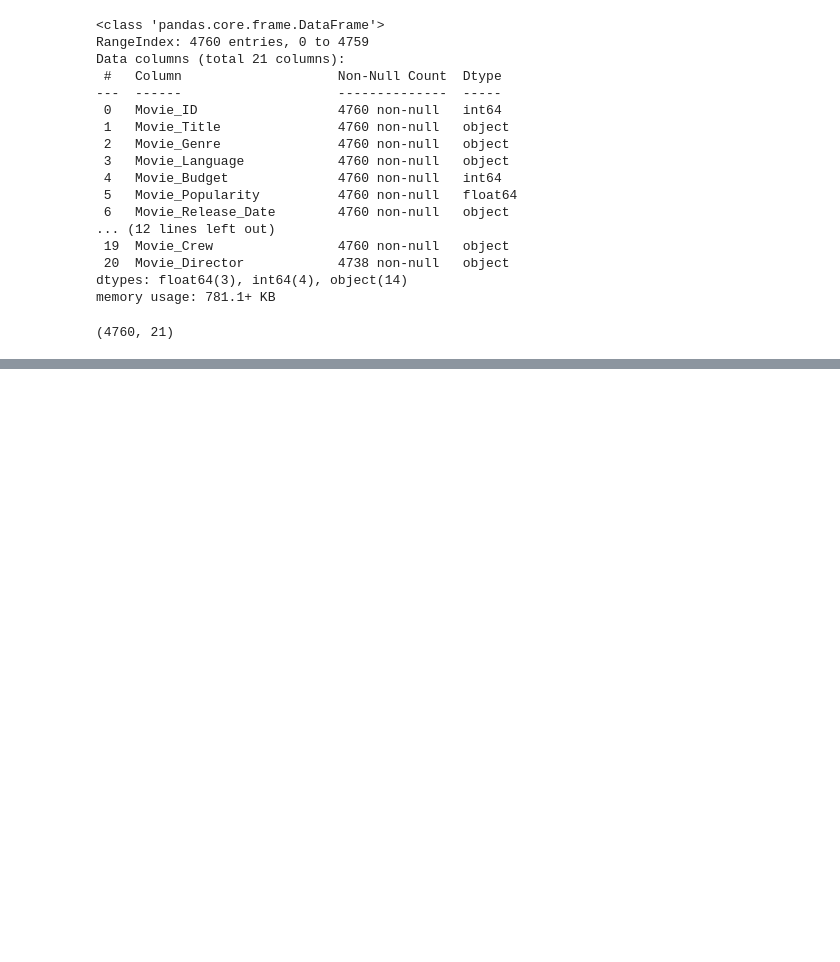
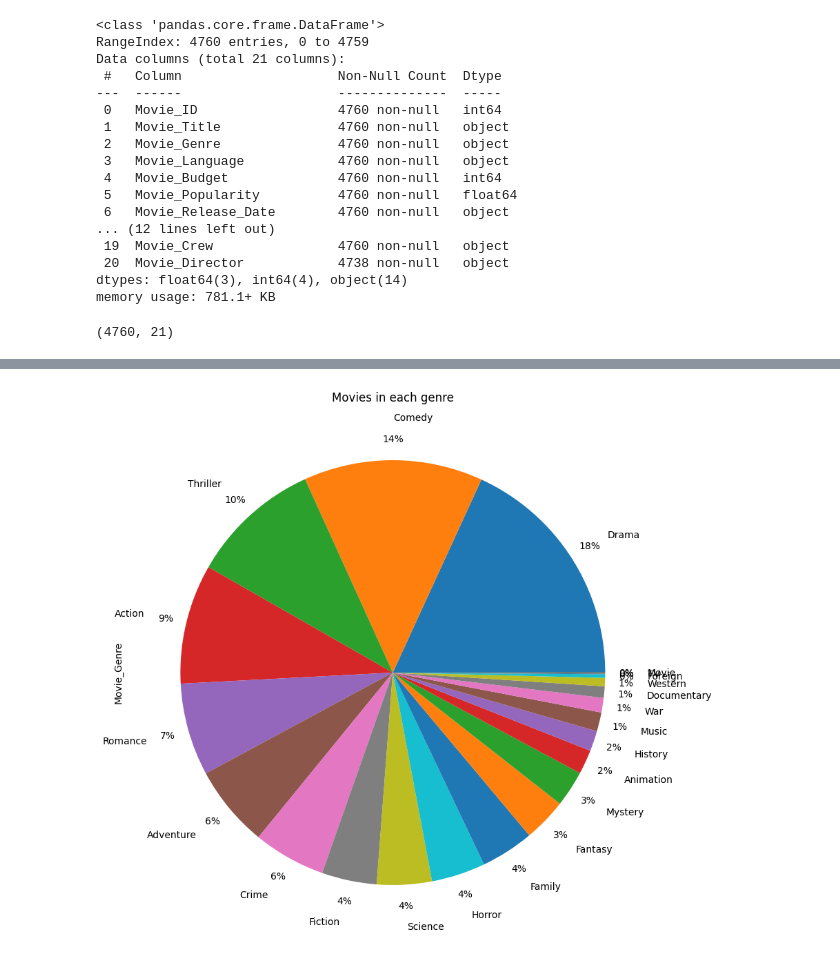
Before and after one commit to August49/recommendation-System, a Jupyter notebook: userBased.ipynb, the cells around one changed output, grey strips where cells are left out. Saved outputs shown, nothing was run; the diff lists cells and outputs as text; code cells hidden in the pictures; blank space fills up the shorter version.

```diff
--- a/userBased.ipynb
+++ b/userBased.ipynb
@@ -134,0 +137,8 @@ features.shape
+# %%
+#data visualization
+#a pie chart for movies in each genre
+features['Movie_Genre'].value_counts().plot(kind='pie', autopct='%1.0f%%', pctdistance=1.1, labeldistance=1.2, figsize=(10,10))
+plt.title('Movies in each genre')
+plt.show()
+# %% [output]
+[figure, added]
```
Also changed, not shown: parts of 32 cells of this notebook.
